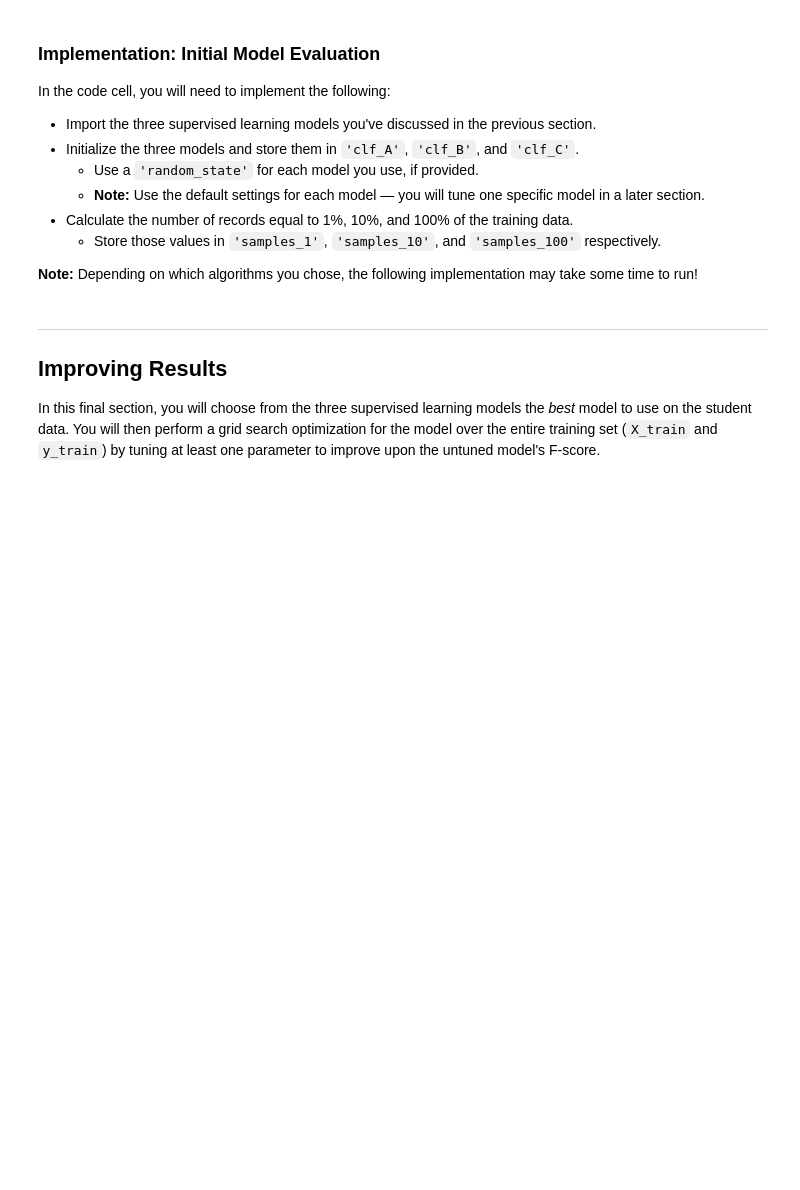
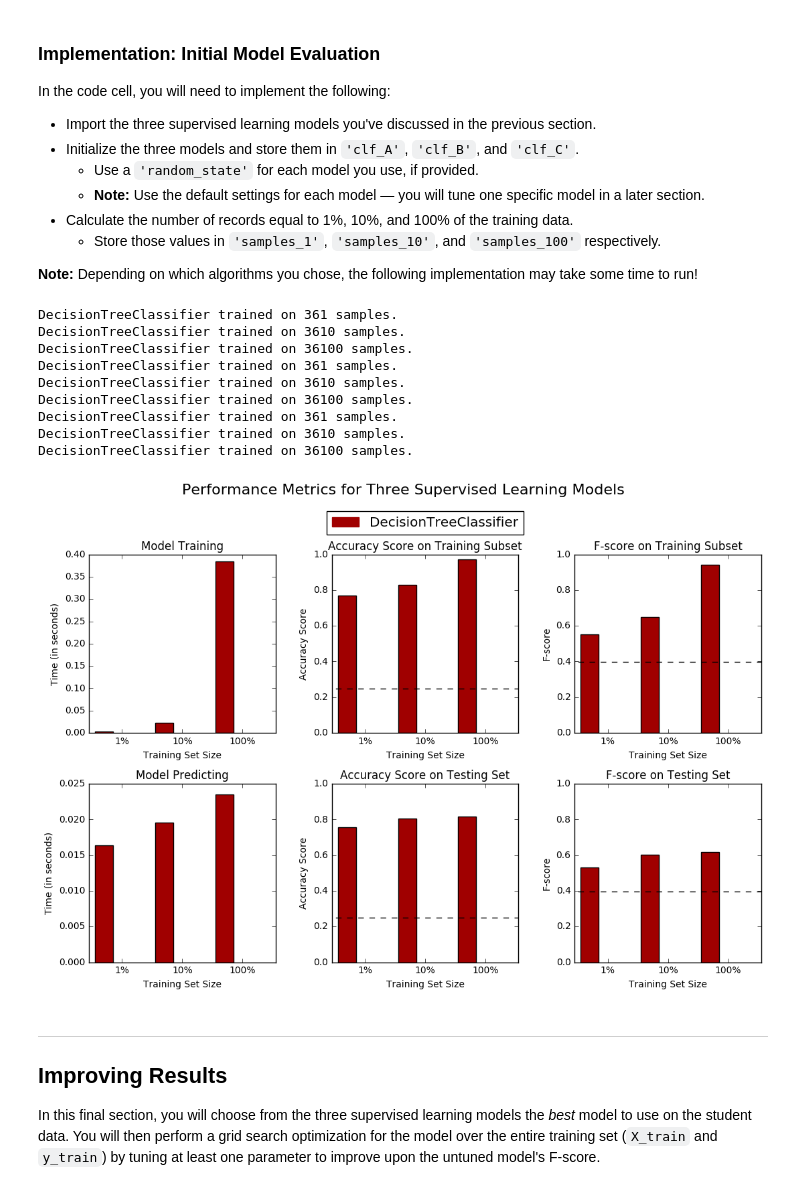
Before and after one commit to zealouz/ml_nanodegree, a Jupyter notebook: finding_donors/finding_donors.ipynb, the cells around one changed output. Saved outputs shown, nothing was run; the diff lists cells and outputs as text; code cells hidden in the pictures; blank space fills up the shorter version.

Commit message:
Small update to train classifiers on train data of particular size

```diff
--- a/finding_donors/finding_donors.ipynb
+++ b/finding_donors/finding_donors.ipynb
@@ -268,7 +268,7 @@ def train_predict(learner, sample_size, X_train, y_train, X_test, y_test):
 
     # TODO: Fit the learner to the training data using slicing with 'sample_size'
     start = time() # Get start time
-    learner.fit(X_train, y_train)
+    learner.fit(X_train[:sample_size], y_train[:sample_size])
     end = time() # Get end time
 
     # TODO: Calculate the training time
@@ -315,30 +315,43 @@ In the code cell, you will need to implement the following:
 # %%
 # TODO: Import the three supervised learning models from sklearn
 from sklearn.tree import DecisionTreeClassifier
 from sklearn.naive_bayes import GaussianNB
 from sklearn.neighbors import KNeighborsClassifier
 
 # TODO: Initialize the three models
 clf_A = DecisionTreeClassifier()
-clf_B = GaussianNB()
-clf_C = KNeighborsClassifier()
+clf_B = DecisionTreeClassifier()
+clf_C = DecisionTreeClassifier()
+#clf_B = GaussianNB()
+#clf_C = KNeighborsClassifier()
 
 # TODO: Calculate the number of samples for 1%, 10%, and 100% of the training data
 samples_1 = len(X_train)/100*1
 samples_10 = samples_1*10
 samples_100 = samples_1*100
 
 # Collect results on the learners
 results = {}
 for clf in [clf_A, clf_B, clf_C]:
     clf_name = clf.__class__.__name__
     results[clf_name] = {}
     for i, samples in enumerate([samples_1, samples_10, samples_100]):
         results[clf_name][i] = \
         train_predict(clf, samples, X_train, y_train, X_test, y_test)
 
 # Run metrics visualization for the three supervised learning models chosen
 vs.evaluate(results, accuracy, fscore)
+# %% [output]
+DecisionTreeClassifier trained on 361 samples.
+DecisionTreeClassifier trained on 3610 samples.
+DecisionTreeClassifier trained on 36100 samples.
+DecisionTreeClassifier trained on 361 samples.
+DecisionTreeClassifier trained on 3610 samples.
+DecisionTreeClassifier trained on 36100 samples.
+DecisionTreeClassifier trained on 361 samples.
+DecisionTreeClassifier trained on 3610 samples.
+DecisionTreeClassifier trained on 36100 samples.
+[figure, added]
 # %% [markdown]
 ----
 ## Improving Results
```
